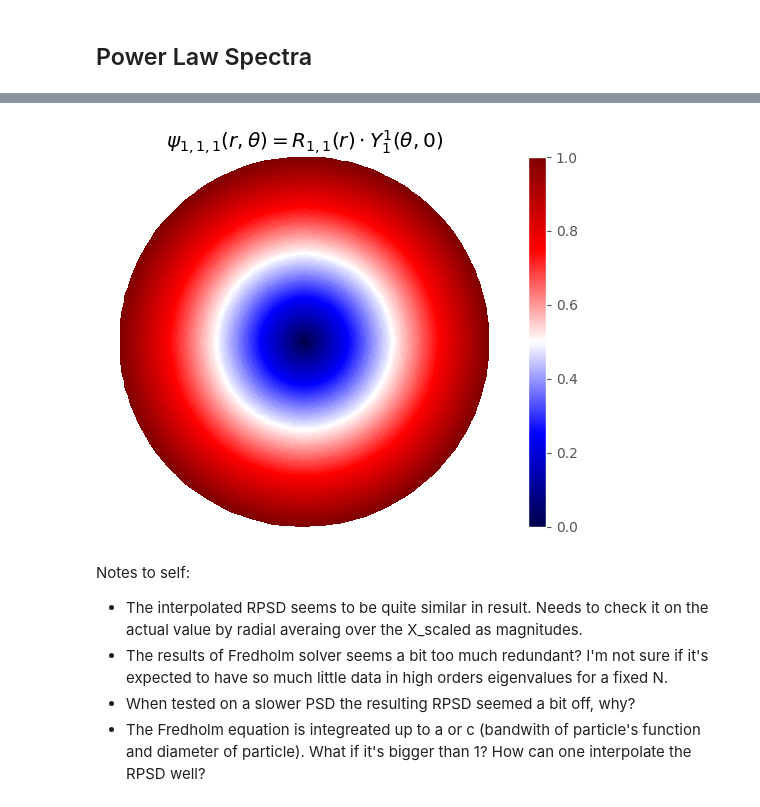
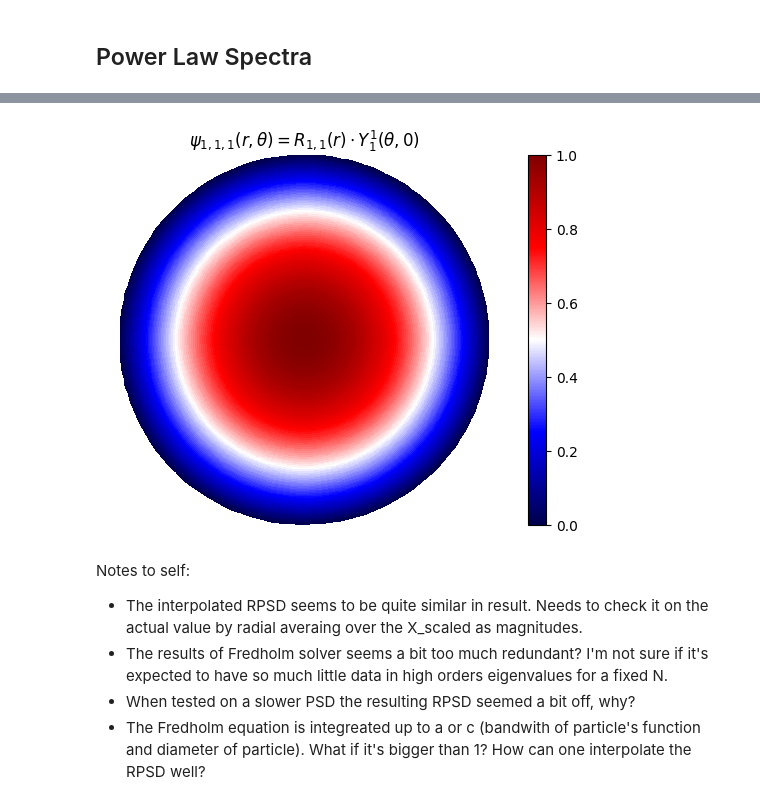
Before and after one commit to oppositecategory/3D_KLT, a Jupyter notebook: notebooks/simulation.ipynb, the cells around one changed output, grey strips where cells are left out. Saved outputs shown, nothing was run; the diff lists cells and outputs as text; code cells hidden in the pictures.

```diff
--- a/notebooks/simulation.ipynb
+++ b/notebooks/simulation.ipynb
@@ -395,7 +393,7 @@ vect_spectrum_estimation = jax.vmap(estimate_isotropic_powerspectrum_tensor,
 K = 200
 N = 32
 M = 2*N - 1
-max_d = int(np.floor(N/3))
+max_d = int(np.floor(N/2))
 
 uniform_points, bins = generate_uniform_radial_sampling_points(N)
 
@@ -407,16 +405,19 @@ H = 1/(( 1+ r**2) ** 0.5)
 C = M**3 / H.sum()
 normalized_H = jnp.fft.ifftshift(jnp.sqrt(H * C))
 
+
+window = np.bartlett(M)
 samples = np.zeros((K,N,N,N))
 alphas = np.random.beta(2,5,size=(K))
-
-std = 1
+std = 0.01
 for i in range(K):
     gaussian_noise = np.random.normal(size=(M,M,M))
     additive_noise = np.random.normal(scale=std,size=(M,M,M))
     sample = jnp.fft.ifftn(jnp.fft.fftn(gaussian_noise) * normalized_H)
     sample = alphas[i]*sample + additive_noise
-    samples[i] = sample[:N,:N,:N].real
+    samples[i] = sample[:N,:N,:N]
+
+S = H / np.linalg.norm(H)
 # %%
 samples = samples - jnp.mean(samples, axis=(1,2,3)).reshape(-1,1,1,1)
 psds = vect_spectrum_estimation(samples,max_d)
@@ -468,0 +474,14 @@ ax[1,1].legend();
+# %%
+particle_psd = factorization.gamma
+X,w = scipy.special.roots_legendre(150)
+X_scaled = 0.5*X + 0.5
+Gx = trigonometric_interpolation(uniform_points, particle_psd, X_scaled)
+Gx /= np.linalg.norm(Gx)
+Gx_true = trigonometric_interpolation(uniform_points, true_rpsd, X_scaled)
+Gx_true /= np.linalg.norm(Gx_true)
+plt.title("RPSD interpolation")
+plt.plot(X_scaled, Gx, label='RPSD approximation')
+plt.plot(X_scaled, Gx_true, label='True RPSD')
+plt.title(f"Interpolation at Legendre roots, RMSE error: {np.sqrt(np.mean((Gx_true - Gx)**2)):.5f}")
+plt.xlabel("Legendre points")
+plt.legend();
@@ -505,0 +541,18 @@ indices = np.argsort(eigenvalues)[::-1]
+# %%
+order = 2
+eigenvalues, eigenfunctions,W = fredholm_solver(Gx,order)
+
+fig, ax = plt.subplots(2,2, figsize=(10,8))
+
+
+ax[0,0].plot(X_scaled,eigenfunctions[:,0])
+ax[0,0].set_title(f"$R_{order,1}$")
+
+ax[0,1].plot(X_scaled,eigenfunctions[:,1])
+ax[0,1].set_title(f"$R_{order,2}$")
+
+ax[1,0].plot(X_scaled,eigenfunctions[:,4])
+ax[1,0].set_title(f"$R_{order,5}$")
+
+ax[1,1].plot(X_scaled,eigenfunctions[:,9])
+ax[1,1].set_title(f"$R_{order,10}$");
@@ -506,28 +578,28 @@ indices = np.argsort(eigenvalues)[::-1]
 # %%
 N = 150
-R = eigenfunctions[:,indices[0]].real
+R = eigenfunctions[:,0].real
 
 theta = np.linspace(0, 2*np.pi, N)
 
 theta_g, r_g = np.meshgrid(theta, X_scaled )
 
 X = r_g * np.cos(theta_g)
 Y = r_g * np.sin(theta_g)
 
 
 R_norm = 2*(R - R.min())/(R.max() - R.min()) - 1
 R_colors = 0.5*(R_norm + 1)
 R_2d = np.tile(R_colors[:, np.newaxis], (1, N))
 
 plt.pcolormesh(X, Y, R_2d,cmap='seismic')
 plt.xlim(-1,1)
 plt.ylim(-1,1)
 plt.axis('equal')
 plt.title(r'$\psi _{1,1,1}(r, \theta) = R_{1,1}(r) \cdot Y_1^1(\theta, 0)$')
 plt.colorbar()
 plt.axis('off');
 # %% [output]
-[figure, old version]
+[figure, new version]
 # %% [markdown]
 Notes to self:
 - The interpolated RPSD seems to be quite similar in result. Needs to check it on the actual value by radial averaing over the X_scaled as magnitudes.
```
Also changed, not shown: parts of 55 cells of this notebook, 3 other files.
